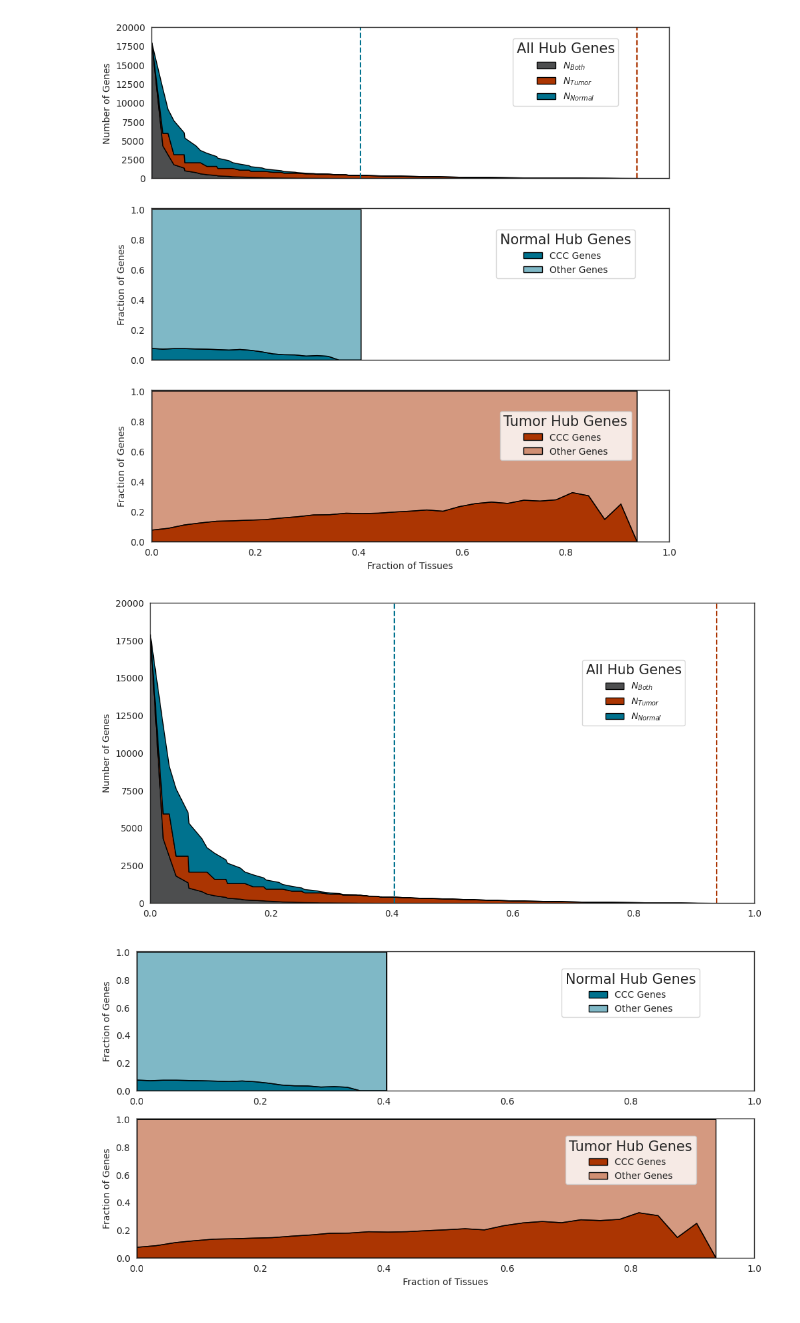
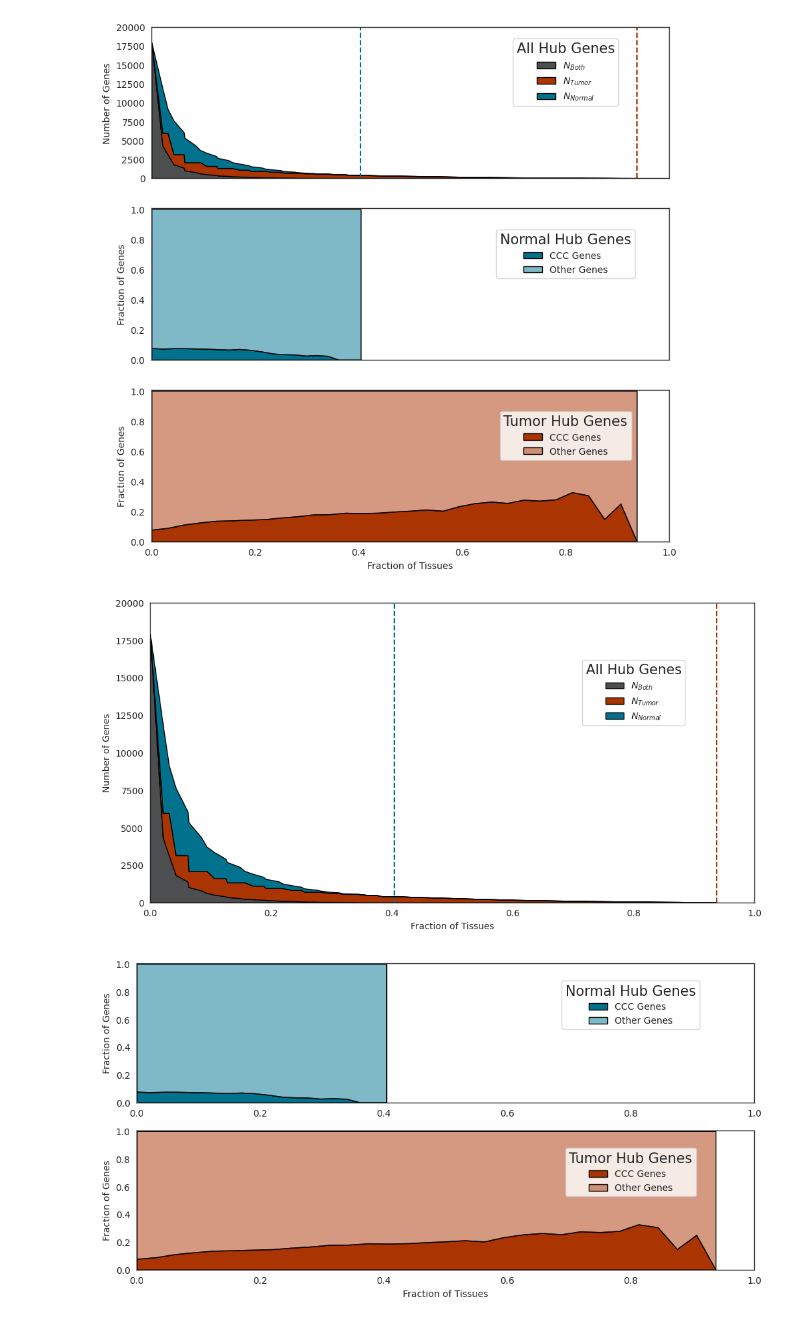
Before and after one commit to lorenzoamir/cci_circuits_paper_2025, a Jupyter notebook: code/notebook.ipynb, the cells around one changed output. Drawn from its saved outputs; the diff is of its cells as text; code cells hidden in the pictures.

```diff
--- a/code/notebook.ipynb
+++ b/code/notebook.ipynb
@@ -91,0 +55,31 @@ for n_genes in range(2,8):
+# %%
+bootstrap =  pd.read_csv('/home/lnemati/pathway_crosstalk/results/flow/bootstrap/bootstrap_all.csv', index_col=0)
+N_btsp = bootstrap['n_genes'].value_counts()
+
+bootstrap = pd.read_csv('/home/lnemati/pathway_crosstalk/results/flow/bootstrap/bootstrap_scores.csv', index_col=0)
+# %%
+interactions = pd.read_csv('/home/lnemati/pathway_crosstalk/results/flow/interactions_with_counts.csv', index_col=0)
+interactions['n_genes'] = interactions.index.str.count('[_+]') + 1
+interactions = interactions.query('n_genes > 1')
+# %%
+interactions['pvals'] = np.nan
+
+for n in interactions['n_genes'].unique():
+
+    N_samples = N_btsp.loc[n]
+
+    ints = interactions[interactions['n_genes'] == n]
+    btsp = bootstrap[bootstrap['n_genes'] == n]
+
+    ints = ints.tumor_score - ints.normal_score
+    btsp = btsp.tumor_score - btsp.normal_score
+
+    pvals = ints.apply(lambda x: sum(btsp >= x) / N_samples)
+    pvals.loc[:] = false_discovery_control(pvals)
+
+    interactions.loc[pvals.index, 'pvals'] = pvals
+
+interactions = interactions.sort_values(by='pvals')
+# %%
+for x in interactions[interactions['pvals'] < 0.05].index:
+    print(x)
@@ -1423,6 +1320,9 @@ def plot_only_one_node_analysis(panel, df, metric='degree', save_path=None):
         axs['A'].grid(False)
 
         axs['A'].legend(['$N_{Both}$', '$N_{Tumor}$', '$N_{Normal}$'], title='All Hub Genes', bbox_to_anchor=bbox, loc=loc)
+
+        axs['A'].set_xlabel('Fraction of Tissues')
+
         axs['A'].set_xlim(0, 1)
         axs['A'].set_ylim(0, 20000)
         #axs['A'].set_xticks([])
@@ -1477,34 +1377,34 @@ def plot_only_one_node_analysis(panel, df, metric='degree', save_path=None):
         axs['C'].set_ylabel('Fraction of Genes')
         axs['C'].grid(False)
 
         axs['C'].legend(['CCC Genes', 'Other Genes'], title='Tumor Hub Genes', bbox_to_anchor=bbox, loc=loc)
 
         axs['C'].set_xlim(0, 1)
         axs['C'].set_ylim(0, 1.005)
 
 
 
 
     # Adjust layout to remove space between plots
     # plt.tight_layout()
 
 
 
 
 
     # Save or show the plot
     if save_path:
         plt.savefig(save_path, bbox_inches='tight')
     else:
         plt.show()
 
     return
 # Example usage:
 # plot_hub_analysis(df, metric='betweenness', save_path='/path/to/save/plot.pdf')
 
 plot_only_one_node_analysis([1], df, save_path='/home/lnemati/pathway_crosstalk/results/figures/hubs/hubs_panel_1.pdf')
 # %% [output]
-[figure, old version]
+[figure, new version]
 # %%
 plot_only_one_node_analysis([2, 3], df, save_path='/home/lnemati/pathway_crosstalk/results/figures/hubs/hubs_panel_2_3.pdf')
 # %% [output]
```
Also changed, not shown: parts of 68 cells of this notebook, 7 other files.
